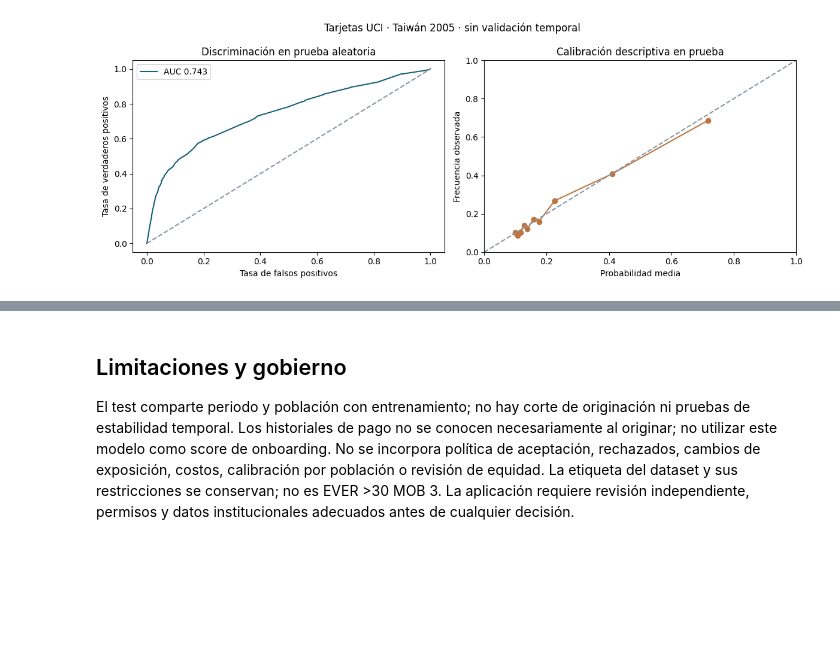
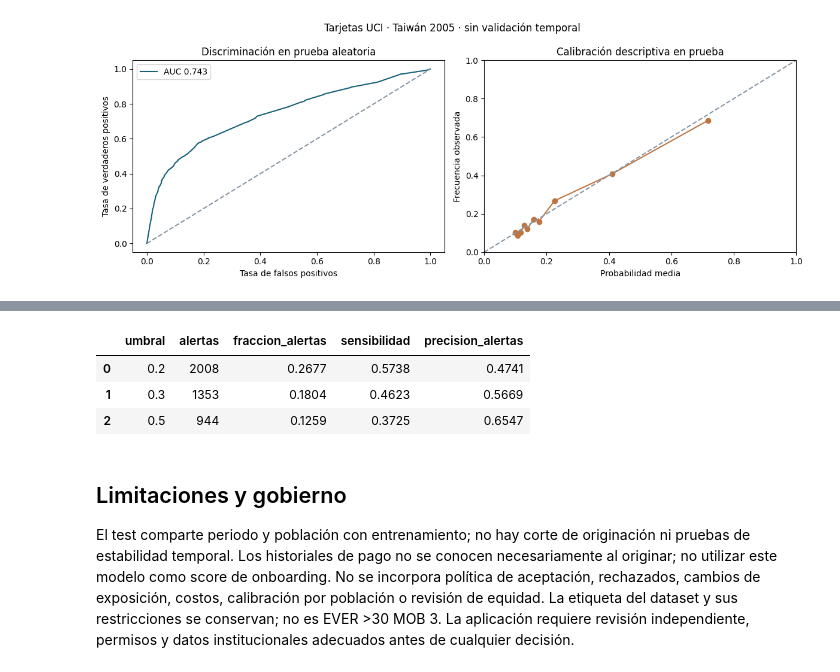
Before and after one commit to Jose85100/Portafolio, a Jupyter notebook: 03-financial-risk/01-credit-risk/credit-risk-products/scorecard-logistico-woe/observed-uci350/notebook.ipynb, the cells around one changed output, grey strips where cells are left out. Drawn from its saved outputs; the diff is of its cells as text; code cells hidden in the pictures; blank space fills up the shorter version.

```diff
--- a/03-financial-risk/01-credit-risk/credit-risk-products/scorecard-logistico-woe/observed-uci350/notebook.ipynb
+++ b/03-financial-risk/01-credit-risk/credit-risk-products/scorecard-logistico-woe/observed-uci350/notebook.ipynb
@@ -105,3 +132,14 @@ axs[1].plot(calibration.probabilidad_media,calibration.tasa_observada,'o-',color
+# %%
+oper=[]
+for threshold in [.2,.3,.5]:
+    flag=prob>=threshold;tp=int(((y==1)&flag).sum());fp=int(((y==0)&flag).sum());fn=int(((y==1)&~flag).sum())
+    oper.append({'umbral':threshold,'alertas':int(flag.sum()),'fraccion_alertas':flag.mean(),'sensibilidad':tp/(tp+fn) if tp+fn else np.nan,'precision_alertas':tp/(tp+fp) if tp+fp else np.nan})
+pd.DataFrame(oper).round(4)
+# %% [output]
+|  | umbral | alertas | fraccion_alertas | sensibilidad | precision_alertas |
+| 0 | 0.2 | 2008 | 0.2677 | 0.5738 | 0.4741 |
+| 1 | 0.3 | 1353 | 0.1804 | 0.4623 | 0.5669 |
+| 2 | 0.5 | 944 | 0.1259 | 0.3725 | 0.6547 |
 # %% [markdown]
 ## Limitaciones y gobierno
 El test comparte periodo y población con entrenamiento; no hay corte de originación ni pruebas de estabilidad temporal. Los historiales de pago no se conocen necesariamente al originar; no utilizar este modelo como score de onboarding. No se incorpora política de aceptación, rechazados, cambios de exposición, costos, calibración por población o revisión de equidad. La etiqueta del dataset y sus restricciones se conservan; no es EVER >30 MOB 3. La aplicación requiere revisión independiente, permisos y datos institucionales adecuados antes de cualquier decisión.
```
Also changed, not shown: parts of 3 cells of this notebook, 1 other file.
